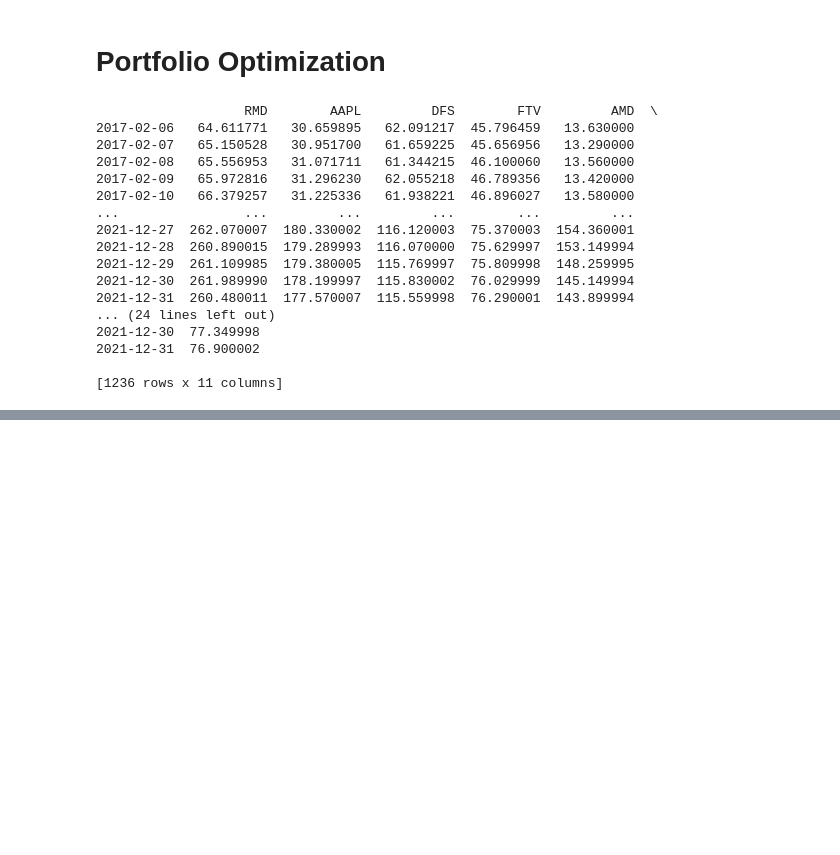
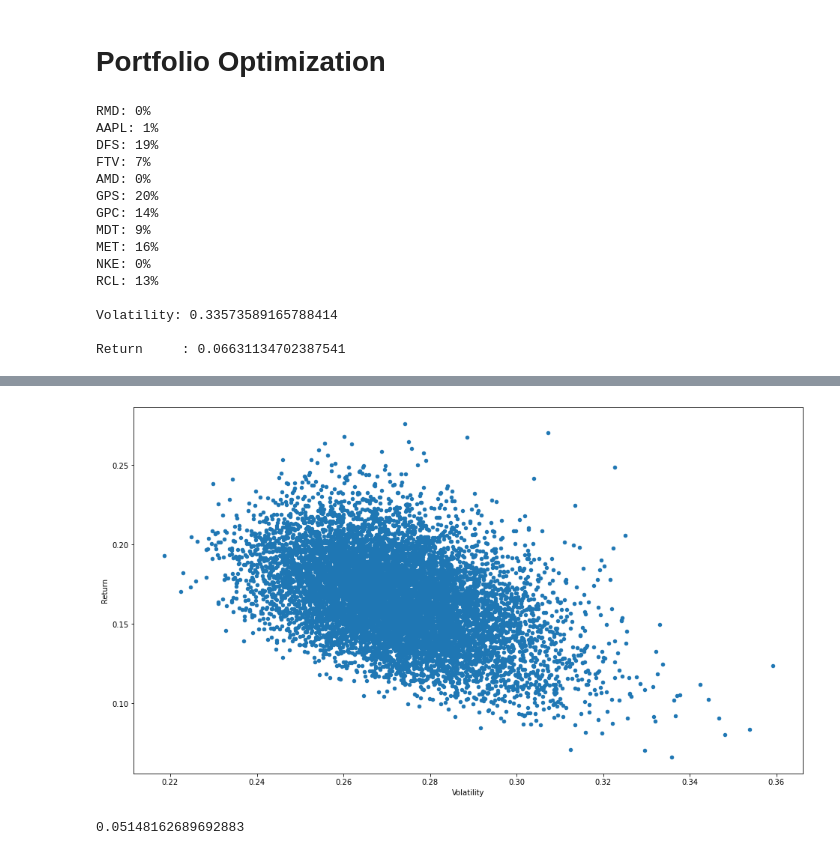
Before and after one commit to Awekabaz/finance_1, a Jupyter notebook: investments.ipynb, the cells around one changed output, grey strips where cells are left out. Saved outputs shown, nothing was run; the diff lists cells and outputs as text; code cells hidden in the pictures; blank space fills up the shorter version.

Commit message:
update note, opt port

```diff
--- a/investments.ipynb
+++ b/investments.ipynb
@@ -397,22 +458,22 @@ port_list = ['RMD', 'AAPL', 'DFS', 'FTV',
 'NKE', 'RCL']
 port = Portfolio(port_list)
 port.generate_table('Close',  startDate_str, endDate_str)
-port.plot_graph('Price')
+port.generate_table('return_cummulative',  startDate_str, endDate_str)
+port.calculate_returns()
+port.optimize_weightings(plot_frontier = True)
 # %% [output]
-                   RMD        AAPL         DFS        FTV         AMD  \
-2017-02-06   64.611771   30.659895   62.091217  45.796459   13.630000
-2017-02-07   65.150528   30.951700   61.659225  45.656956   13.290000
-2017-02-08   65.556953   31.071711   61.344215  46.100060   13.560000
-2017-02-09   65.972816   31.296230   62.055218  46.789356   13.420000
-2017-02-10   66.379257   31.225336   61.938221  46.896027   13.580000
-...                ...         ...         ...        ...         ...
-2021-12-27  262.070007  180.330002  116.120003  75.370003  154.360001
-2021-12-28  260.890015  179.289993  116.070000  75.629997  153.149994
-2021-12-29  261.109985  179.380005  115.769997  75.809998  148.259995
-2021-12-30  261.989990  178.199997  115.830002  76.029999  145.149994
-2021-12-31  260.480011  177.570007  115.559998  76.290001  143.899994
-... (24 lines left out)
-2021-12-30  77.349998
-2021-12-31  76.900002
+RMD: 0%
+AAPL: 1%
+DFS: 19%
+FTV: 7%
+AMD: 0%
+GPS: 20%
+GPC: 14%
+MDT: 9%
+MET: 16%
+NKE: 0%
+RCL: 13%
 
-[1236 rows x 11 columns]
+Volatility: 0.33573589165788414
+
+Return     : 0.06631134702387541
@@ -419,0 +480 @@ port.plot_graph('Price')
+[figure, added]
@@ -421,0 +481,4 @@ print(port.size)
+# %%
+port.weights[2]
+# %% [output]
+0.05148162689692883
```
Also changed, not shown: parts of 3 cells of this notebook.
